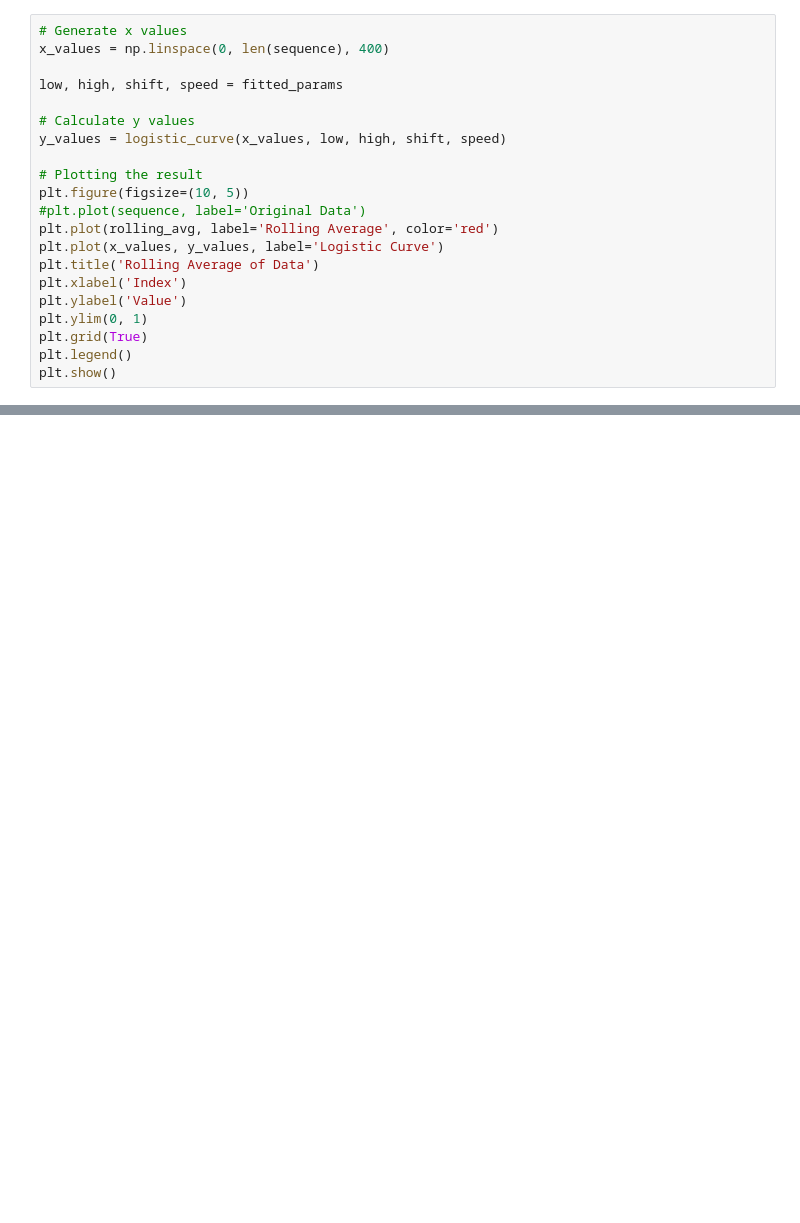
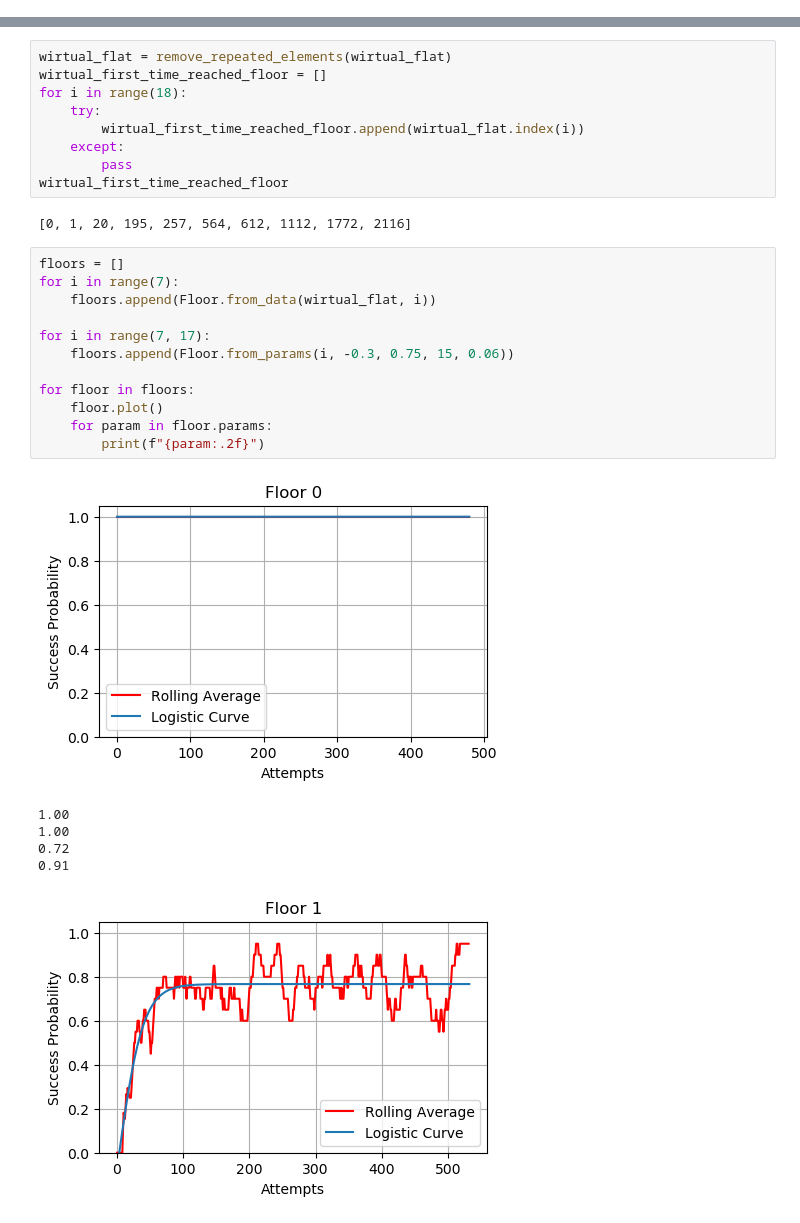
Before and after one commit to NLogSpace/deepdip2, a Jupyter notebook: notebook.ipynb, the cells around one changed output, grey strips where cells are left out. Cells and saved outputs as stored; diff of their text form; blank space fills up the shorter version.

Commit message:
data and notebook

```diff
--- a/notebook.ipynb
+++ b/notebook.ipynb
@@ -81,21 +0,0 @@ Optimized parameters (low, high, shift, speed): [ 0.          0.33087912 48.7819
-# %%
-# Generate x values
-x_values = np.linspace(0, len(sequence), 400)
-
-low, high, shift, speed = fitted_params
-
-# Calculate y values
-y_values = logistic_curve(x_values, low, high, shift, speed)
-
-# Plotting the result
-plt.figure(figsize=(10, 5))
-#plt.plot(sequence, label='Original Data')
-plt.plot(rolling_avg, label='Rolling Average', color='red')
-plt.plot(x_values, y_values, label='Logistic Curve')
-plt.title('Rolling Average of Data')
-plt.xlabel('Index')
-plt.ylabel('Value')
-plt.ylim(0, 1)
-plt.grid(True)
-plt.legend()
-plt.show()
@@ -103,0 +153,30 @@ plt.show()
+# %%
+wirtual_flat = remove_repeated_elements(wirtual_flat)
+wirtual_first_time_reached_floor = []
+for i in range(18):
+    try:
+        wirtual_first_time_reached_floor.append(wirtual_flat.index(i))
+    except:
+        pass
+wirtual_first_time_reached_floor
+# %% [output]
+[0, 1, 20, 195, 257, 564, 612, 1112, 1772, 2116]
+# %%
+floors = []
+for i in range(7):
+    floors.append(Floor.from_data(wirtual_flat, i))
+
+for i in range(7, 17):
+    floors.append(Floor.from_params(i, -0.3, 0.75, 15, 0.06))
+
+for floor in floors:
+    floor.plot()
+    for param in floor.params:
+        print(f"{param:.2f}")
+# %% [output]
+[figure, added]
+1.00
+1.00
+0.72
+0.91
+[figure, added]
```
Also changed, not shown: parts of 10 cells of this notebook, 1 other file.
